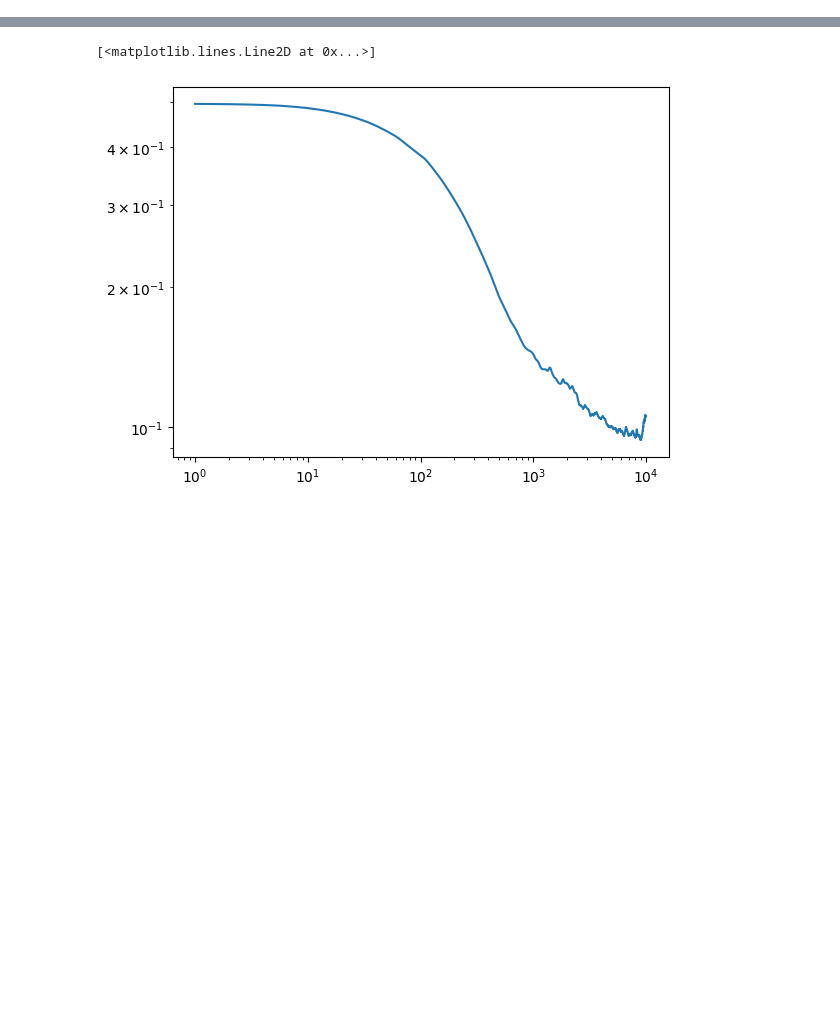
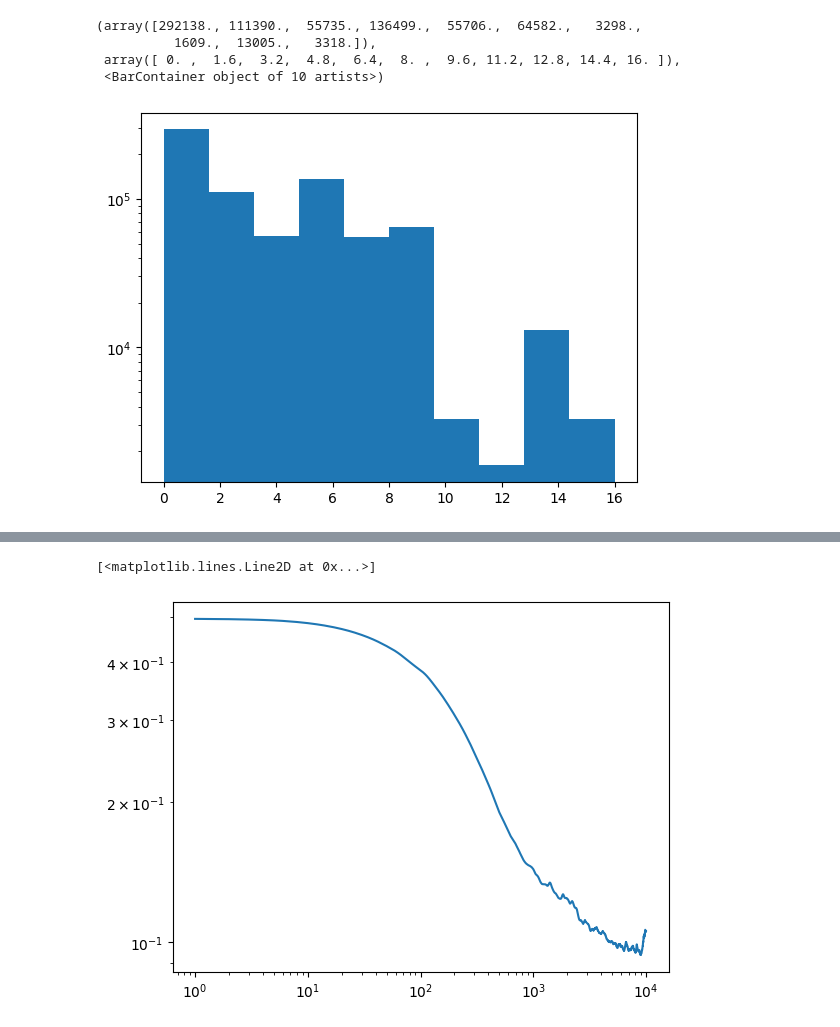
Before and after one commit to andigu/scaling, a Jupyter notebook: Untitled.ipynb, the cells around one changed output, grey strips where cells are left out. Cells and saved outputs as stored; diff of their text form; code cells hidden in the pictures; blank space fills up the shorter version.

```diff
--- a/Untitled.ipynb
+++ b/Untitled.ipynb
@@ -225,0 +241,8 @@ class EMA:
+# %%
+plt.hist(x.flatten(), log=True)
+# %% [output]
+(array([292138., 111390.,  55735., 136499.,  55706.,  64582.,   3298.,
+          1609.,  13005.,   3318.]),
+ array([ 0. ,  1.6,  3.2,  4.8,  6.4,  8. ,  9.6, 11.2, 12.8, 14.4, 16. ]),
+ <BarContainer object of 10 artists>)
+[figure, added]
```
Also changed, not shown: parts of 5 cells of this notebook, 12 other files.
